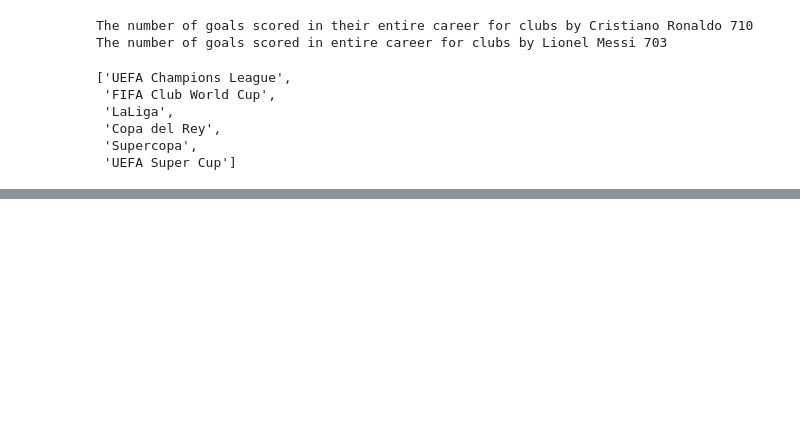
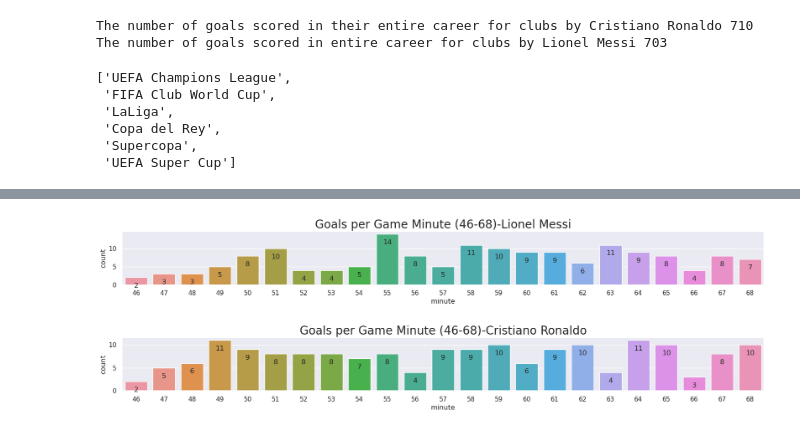
Before and after one commit to sanjayy27/Cristiano-Ronaldo-vs-Lionel-Messi-Analysis, a Jupyter notebook: cristiano-ronaldo-vs-lionel-messi-eda.ipynb, the cells around one changed output, grey strips where cells are left out. Saved outputs shown, nothing was run; the diff lists cells and outputs as text; code cells hidden in the pictures; blank space fills up the shorter version.

```diff
--- a/cristiano-ronaldo-vs-lionel-messi-eda.ipynb
+++ b/cristiano-ronaldo-vs-lionel-messi-eda.ipynb
@@ -282,0 +365,4 @@ fig.show()
+# %%
+cplot(mins3,"46-68")
+# %% [output]
+[figure, added]
```
Also changed, not shown: parts of 18 cells of this notebook.
